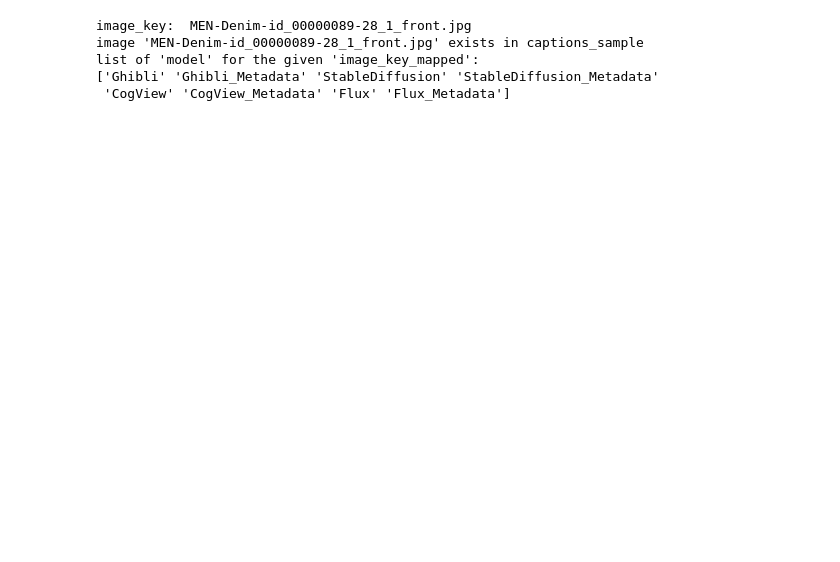
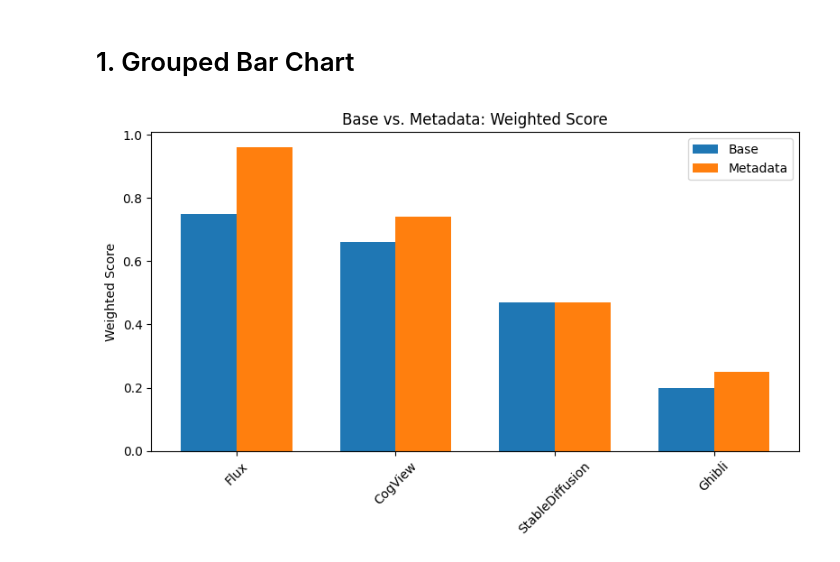
Before and after one commit to kapilw25/Evaluation_generated_images, a Jupyter notebook: test.ipynb, the cells around one changed output. Cells and saved outputs as stored; diff of their text form; code cells hidden in the pictures; blank space fills up the shorter version.

Commit message:
built visualization for performance comparison of selected_metric

```diff
--- a/test.ipynb
+++ b/test.ipynb
@@ -1,26 +1,2 @@
-# %%
-import pandas as pd
-
-gen_img_metadata = "image_generated/gen_img_metadata.csv"
-captions_sample = "DeepFashion/captions_sample.csv"
-
-prompt = "This gentleman is wearing a medium-sleeve shirt with pure color patterns. The shirt is with cotton fabric and its neckline is lapel. This gentleman wears a long trousers. The trousers are with cotton fabric and solid color patterns."
-df_gen_img_metadata = pd.read_csv(gen_img_metadata)
-image_key_mapped = df_gen_img_metadata[df_gen_img_metadata["prompt"] == prompt]["image_key"].unique()[0]
-print("image_key: ", image_key_mapped)
-
-# check if image_key_mapped exists in the captions_sample
-df_captions_sample = pd.read_csv(captions_sample)
-if image_key_mapped in df_captions_sample["image_key"].values:
-    print(f"image '{image_key_mapped}' exists in captions_sample")
-
-
-mapped_models = df_gen_img_metadata[df_gen_img_metadata["image_key"] == image_key_mapped]["model"].unique()
-print("list of 'model' for the given 'image_key_mapped':")
-print(mapped_models)
-# %% [output]
-image_key:  MEN-Denim-id_00000089-28_1_front.jpg
-image 'MEN-Denim-id_00000089-28_1_front.jpg' exists in captions_sample
-list of 'model' for the given 'image_key_mapped':
-['Ghibli' 'Ghibli_Metadata' 'StableDiffusion' 'StableDiffusion_Metadata'
- 'CogView' 'CogView_Metadata' 'Flux' 'Flux_Metadata']
+# %% [markdown]
+# 1. Grouped Bar Chart
@@ -26,0 +5,41 @@ list of 'model' for the given 'image_key_mapped':
+# %%
+import matplotlib.pyplot as plt
+import pandas as pd
+import numpy as np
+
+# Suppose df is your DataFrame read from "evaluation_results.csv"
+df = pd.read_csv("results/evaluation_results.csv")
+
+# 1) Separate base models (no "_Metadata") and metadata models
+df_base = df[~df["Model"].str.endswith("_Metadata")].copy()
+df_meta = df[df["Model"].str.endswith("_Metadata")].copy()
+
+# 2) Extract a short "base name" so e.g. "Flux_Metadata" becomes "Flux"
+df_base["BaseName"] = df_base["Model"]
+df_meta["BaseName"] = df_meta["Model"].str.replace("_Metadata", "")
+
+# 3) Merge metadata row into base row to get columns side-by-side
+merged = pd.merge(df_base, df_meta, on="BaseName", suffixes=("_base","_meta"))
+
+# 4) Plot grouped bars for Weighted Score
+x = np.arange(len(merged))  # e.g. each row is a base
+width = 0.35
+
+fig, ax = plt.subplots(figsize=(8,5))
+rects1 = ax.bar(x - width/2,
+                merged["Weighted Score ⬆️_base"],
+                width, label='Base')
+rects2 = ax.bar(x + width/2,
+                merged["Weighted Score ⬆️_meta"],
+                width, label='Metadata')
+
+ax.set_xticks(x)
+ax.set_xticklabels(merged["BaseName"], rotation=45)
+ax.set_ylabel("Weighted Score")
+ax.set_title("Base vs. Metadata: Weighted Score")
+ax.legend()
+
+plt.tight_layout()
+plt.show()
+# %% [output]
+[figure, added]
```
Also changed, not shown: parts of 9 cells of this notebook, 2 other files.
